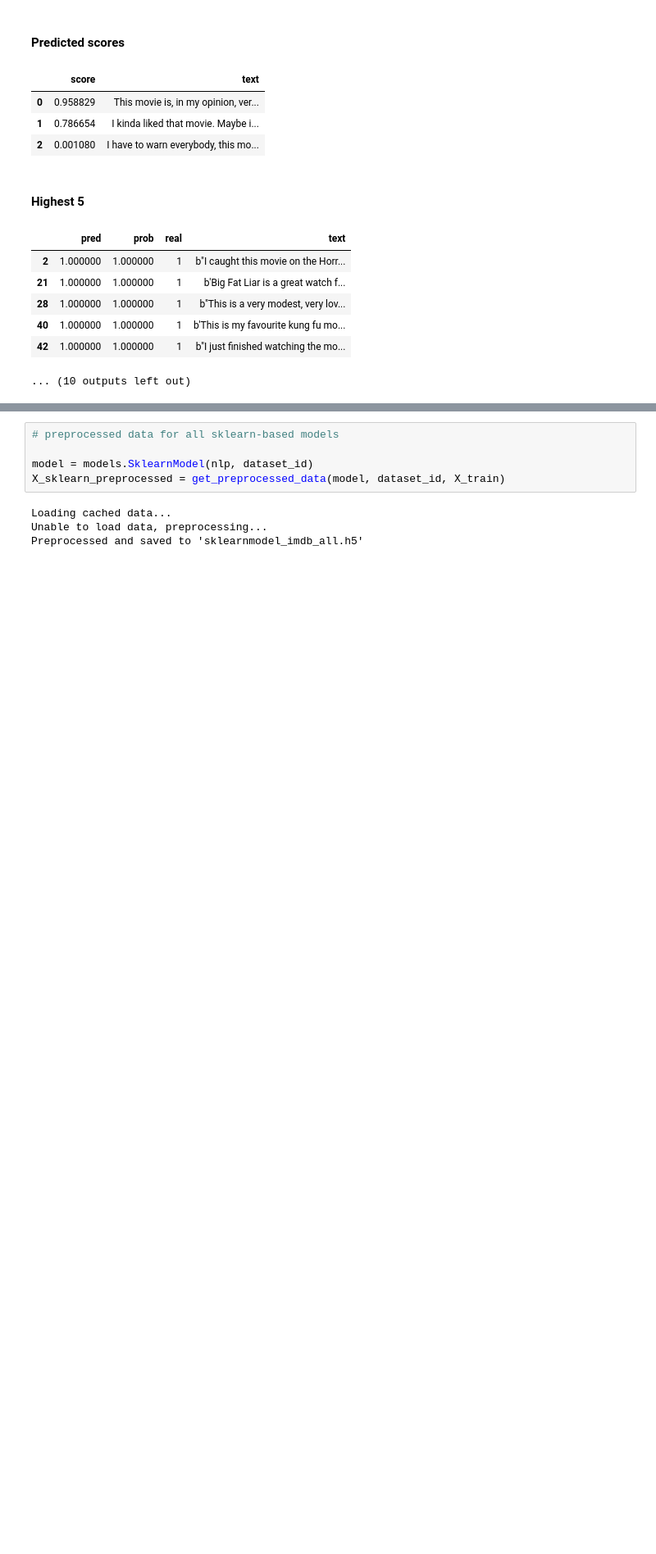
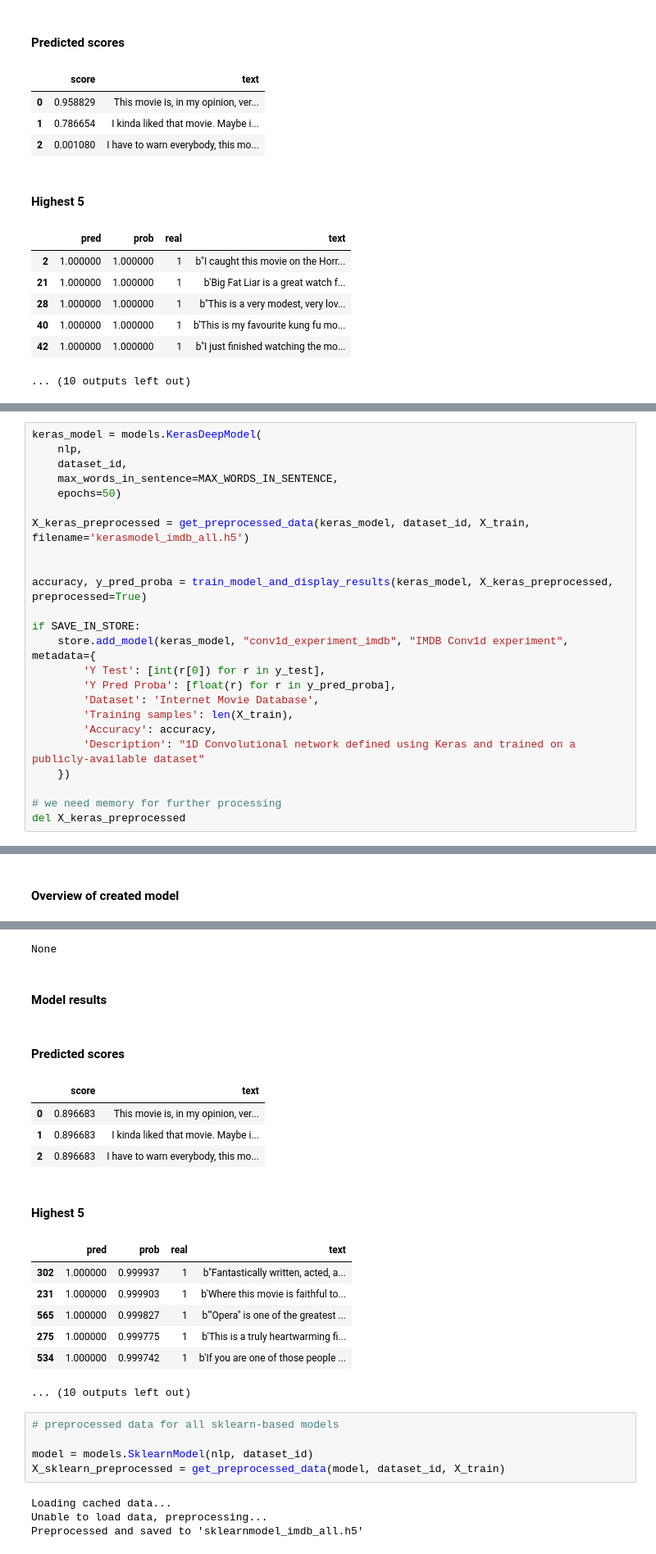
Before and after one commit to Valian/nlp-sentiment-analysis, a Jupyter notebook: src/text_sentiment_analysis_imdb.ipynb, the cells around one changed output, grey strips where cells are left out. Shown: that part at 82% size. Cells and saved outputs as stored; diff of their text form; blank space fills up the shorter version.

```diff
--- a/src/text_sentiment_analysis_imdb.ipynb
+++ b/src/text_sentiment_analysis_imdb.ipynb
@@ -186,0 +268,25 @@ None
+# %%
+keras_model = models.KerasDeepModel(
+    nlp,
+    dataset_id,
+    max_words_in_sentence=MAX_WORDS_IN_SENTENCE,
+    epochs=50)
+
+X_keras_preprocessed = get_preprocessed_data(keras_model, dataset_id, X_train, filename='kerasmodel_imdb_all.h5')
+
+
+accuracy, y_pred_proba = train_model_and_display_results(keras_model, X_keras_preprocessed, preprocessed=True)
+
+if SAVE_IN_STORE:
+    store.add_model(keras_model, "conv1d_experiment_imdb", "IMDB Conv1d experiment", metadata={
+        'Y Test': [int(r[0]) for r in y_test],
+        'Y Pred Proba': [float(r) for r in y_pred_proba],
+        'Dataset': 'Internet Movie Database',
+        'Training samples': len(X_train),
+        'Accuracy': accuracy,
+        'Description': "1D Convolutional network defined using Keras and trained on a publicly-available dataset"
+    })
+
+# we need memory for further processing
+del X_keras_preprocessed
+# %% [output]
@@ -186,0 +314 @@ None
+#### Overview of created model
@@ -187,3 +332,18 @@ None
+None
+#### Model results
+#### Predicted scores
+|  | score | text |
+| 0 | 0.896683 | This movie is, in my opinion, ver... |
+| 1 | 0.896683 | I kinda liked that movie. Maybe i... |
+| 2 | 0.896683 | I have to warn everybody, this mo... |
+#### Highest 5
+|  | pred | prob | real | text |
+| 302 | 1.000000 | 0.999937 | 1 | b"Fantastically written, acted, a... |
+| 231 | 1.000000 | 0.999903 | 1 | b'Where this movie is faithful to... |
+| 565 | 1.000000 | 0.999827 | 1 | b'"Opera" is one of the greatest ... |
+| 275 | 1.000000 | 0.999775 | 1 | b'This is a truly heartwarming fi... |
+| 534 | 1.000000 | 0.999742 | 1 | b'If you are one of those people ... |
+... (10 outputs left out)
 # %%
 # preprocessed data for all sklearn-based models
 
```
Also changed, not shown: parts of 4 cells of this notebook, 4 other files.
